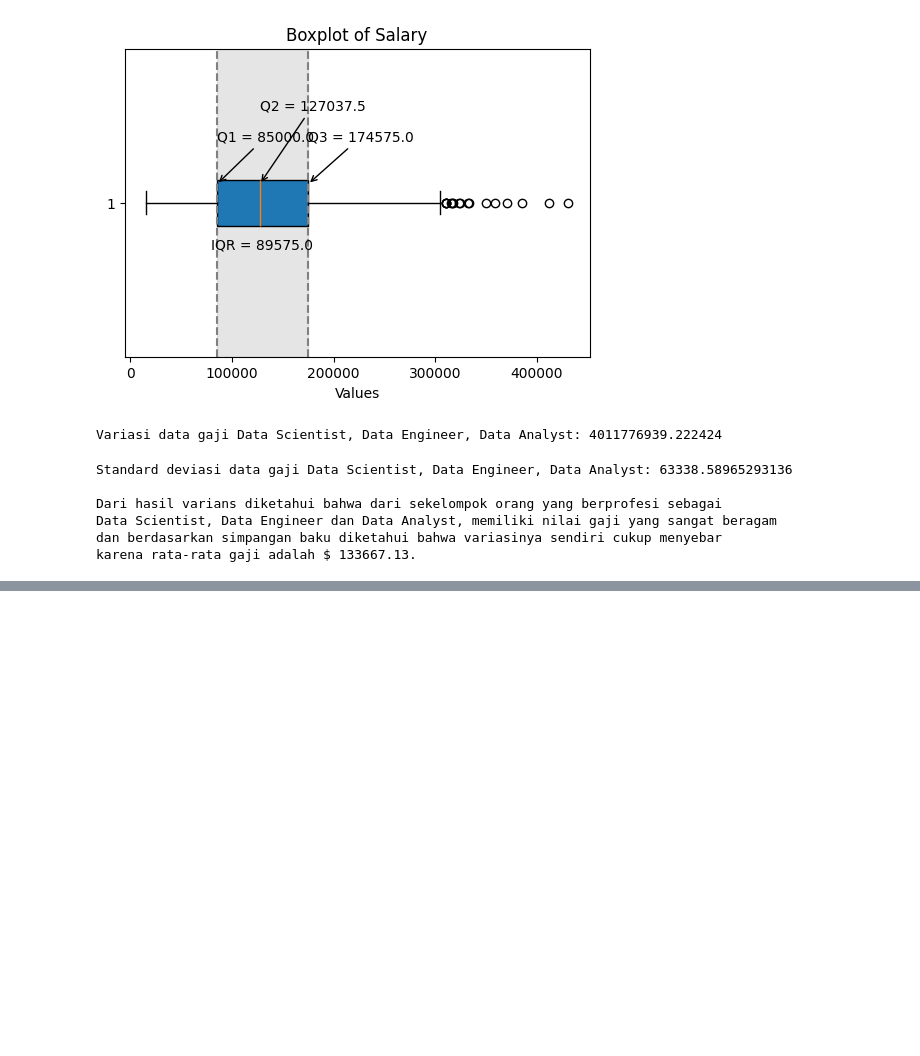
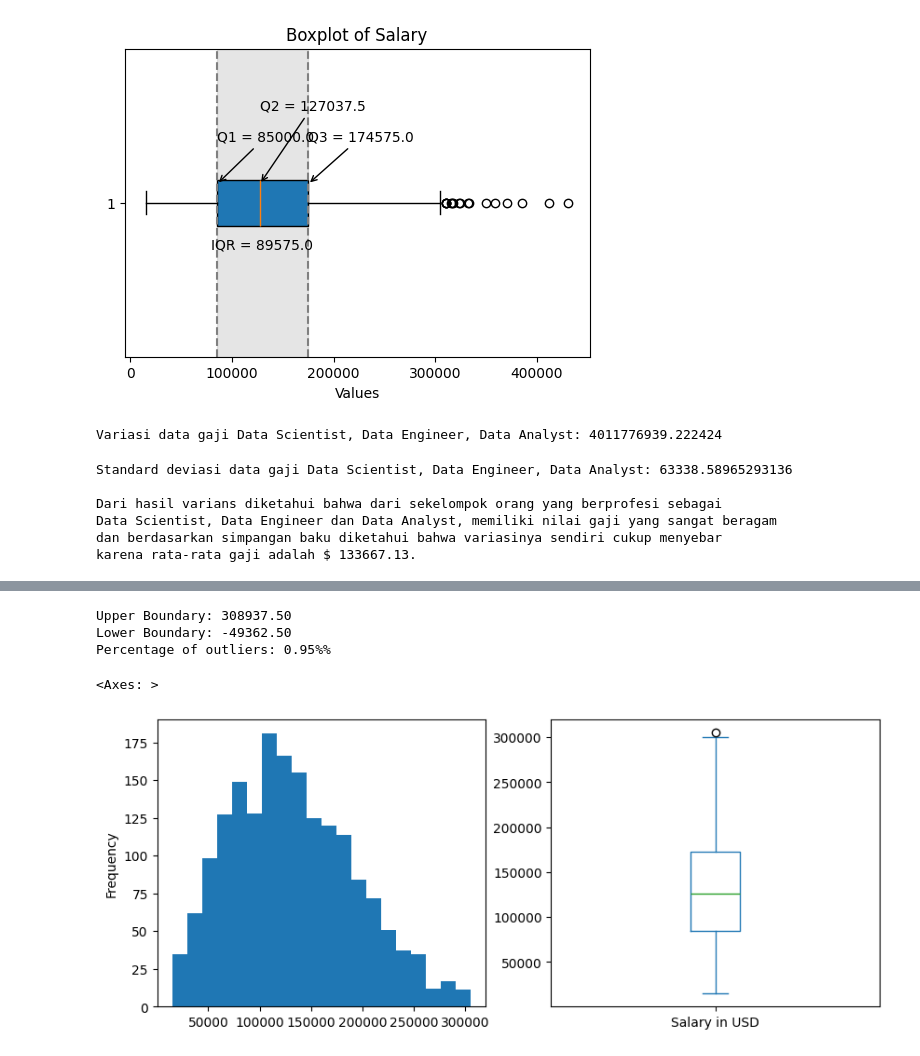
Before and after one commit to CODA-Assignment-Bay/p1-coda001-rmt-m2-lusitaniarc, a Jupyter notebook: P1M2_lusitania.ipynb, the cells around one changed output, grey strips where cells are left out. Saved outputs shown, nothing was run; the diff lists cells and outputs as text; code cells hidden in the pictures; blank space fills up the shorter version.

```diff
--- a/P1M2_lusitania.ipynb
+++ b/P1M2_lusitania.ipynb
@@ -242,0 +347,27 @@ karena rata-rata gaji adalah $ 133667.13.
+# %%
+#skew distribution: Tukey's Rule
+q1 = df3['Salary in USD'].quantile(0.25)
+q3 = df3['Salary in USD'].quantile(0.75)
+iqr = q3-q1
+
+up_bound = q3 + 1.5*iqr
+low_bound = q1 - 1.5*iqr
+
+print(f'Upper Boundary: {up_bound:.2f}' )
+print(f'Lower Boundary: {low_bound:.2f}')
+
+outlier = df3['Salary in USD'][(df3['Salary in USD']<low_bound) | (df3['Salary in USD']>up_bound)]
+no_outlier = df3['Salary in USD'][(df3['Salary in USD']>=low_bound) & (df3['Salary in USD']<=up_bound)]
+
+print(f'Percentage of outliers: {len(outlier)*100/len(df3["Salary in USD"]):.2f}%%')
+
+fig, ax = plt.subplots(ncols=2,figsize=(10,4))
+
+no_outlier.plot(kind='hist',bins=20,ax=ax[0])
+no_outlier.plot(kind='box',ax=ax[1])
+# %% [output]
+Upper Boundary: 308937.50
+Lower Boundary: -49362.50
+Percentage of outliers: 0.95%%
+<Axes: >
+[figure, added]
```
Also changed, not shown: parts of 54 cells of this notebook, 2 other files.
